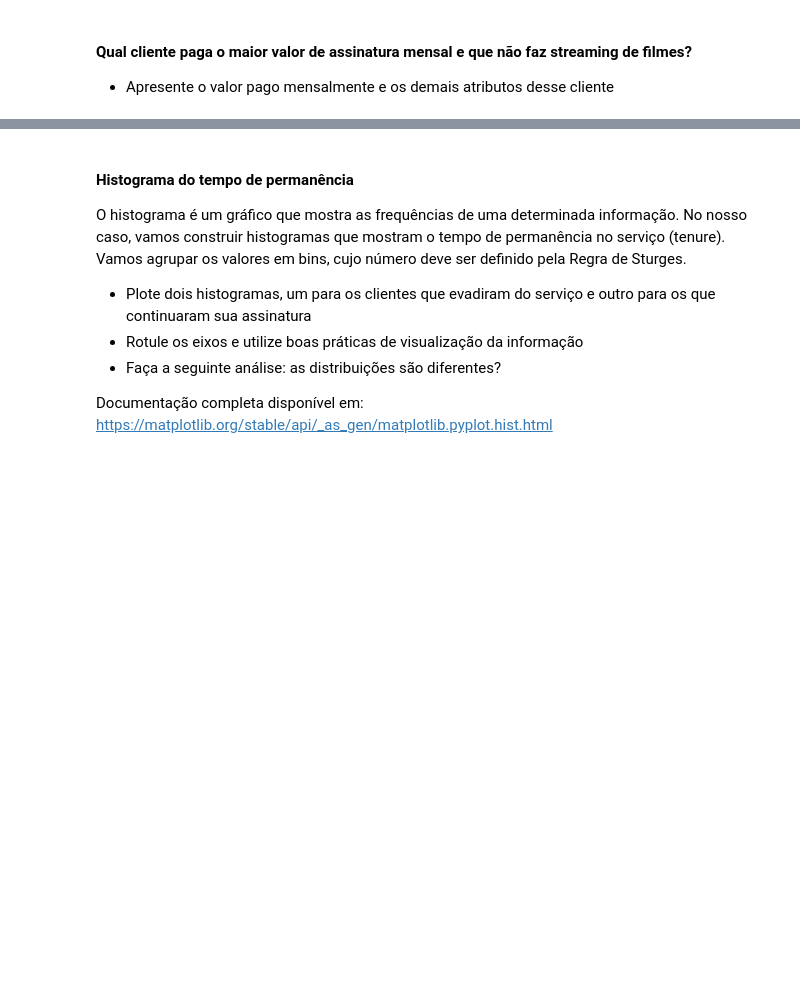
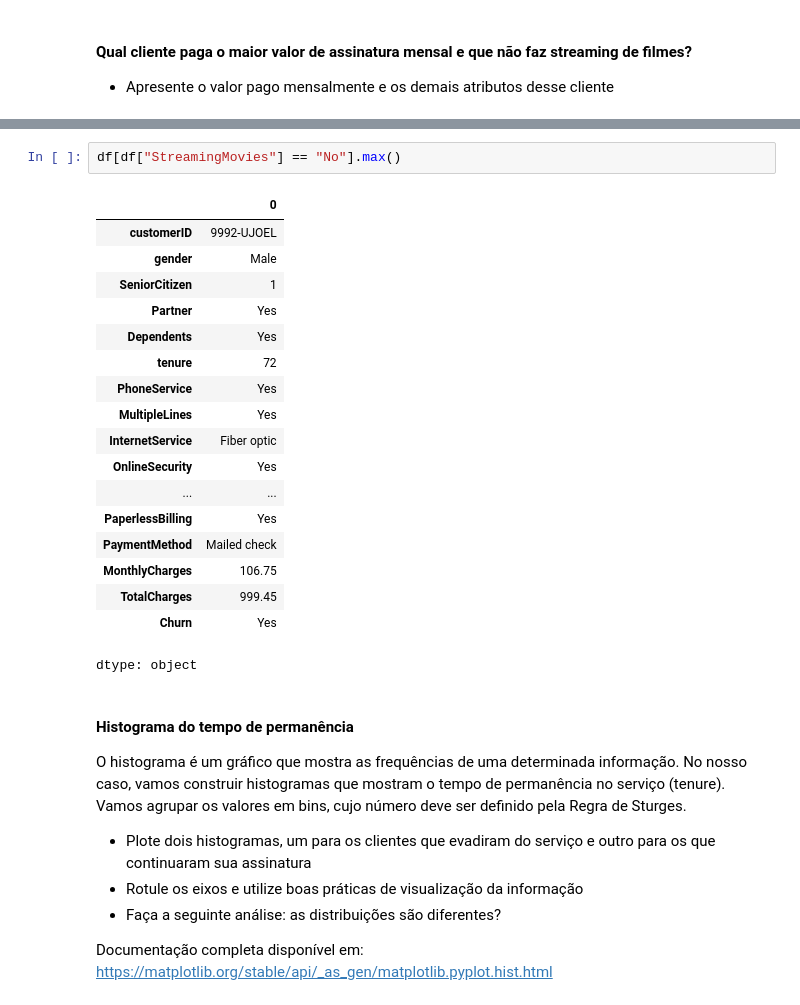
Before and after one commit to samirasousza/RNA-2025.2-PP1.2, a Jupyter notebook: RNA_2025_2_PP1_2.ipynb, the cells around one changed output, grey strips where cells are left out. Cells and saved outputs as stored; diff of their text form; blank space fills up the shorter version.

```diff
--- a/RNA_2025_2_PP1_2.ipynb
+++ b/RNA_2025_2_PP1_2.ipynb
@@ -104,3 +129,24 @@ new_data.shape
+# %%
+df[df["StreamingMovies"] == "No"].max()
+# %% [output]
+|  | 0 |
+| customerID | 9992-UJOEL |
+| gender | Male |
+| SeniorCitizen | 1 |
+| Partner | Yes |
+| Dependents | Yes |
+| tenure | 72 |
+| PhoneService | Yes |
+| MultipleLines | Yes |
+| InternetService | Fiber optic |
+| OnlineSecurity | Yes |
+| ... | ... |
+| PaperlessBilling | Yes |
+| PaymentMethod | Mailed check |
+| MonthlyCharges | 106.75 |
+| TotalCharges | 999.45 |
+| Churn | Yes |
+dtype: object
 # %% [markdown]
 #### Histograma do tempo de permanência
 
```
Also changed, not shown: parts of 7 cells of this notebook.
